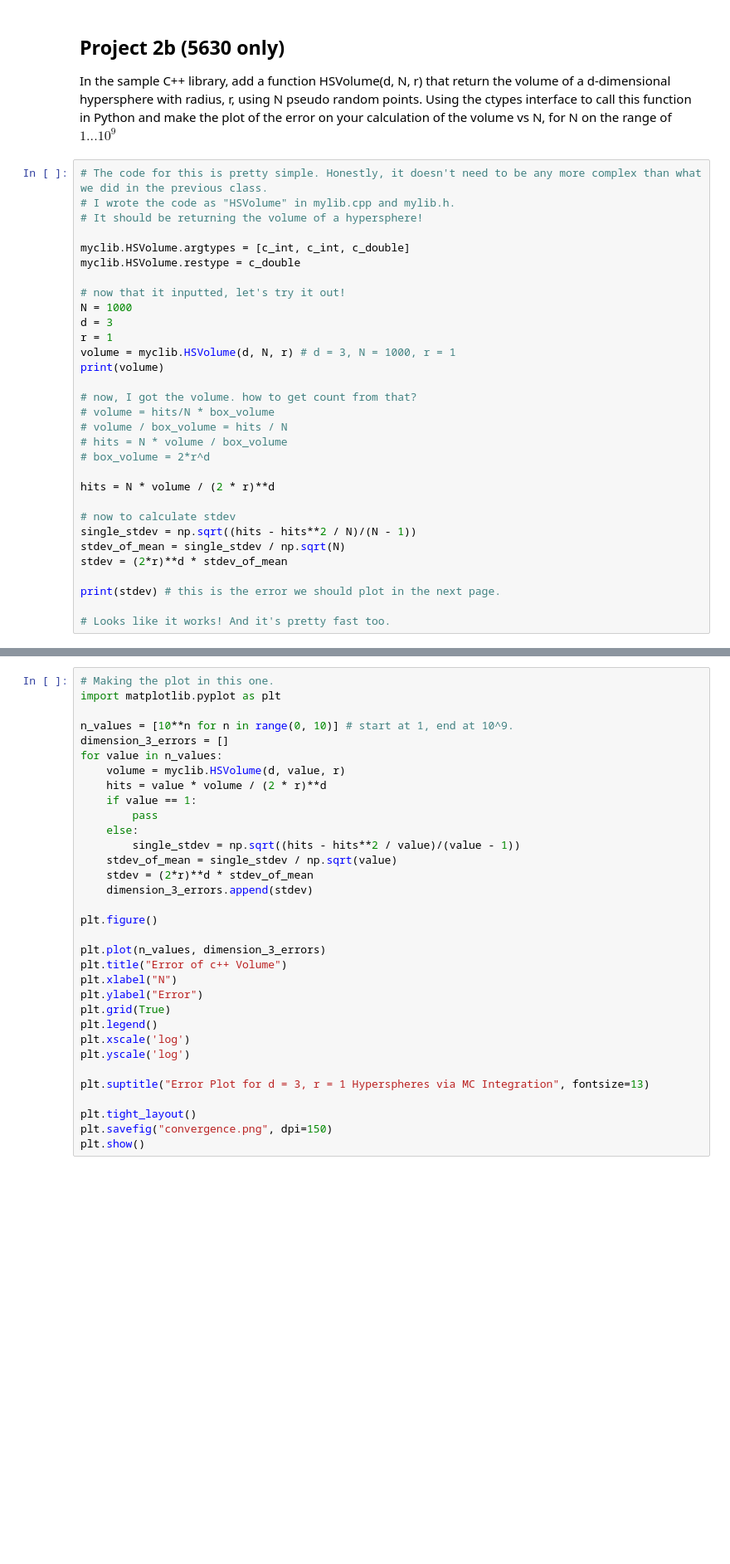
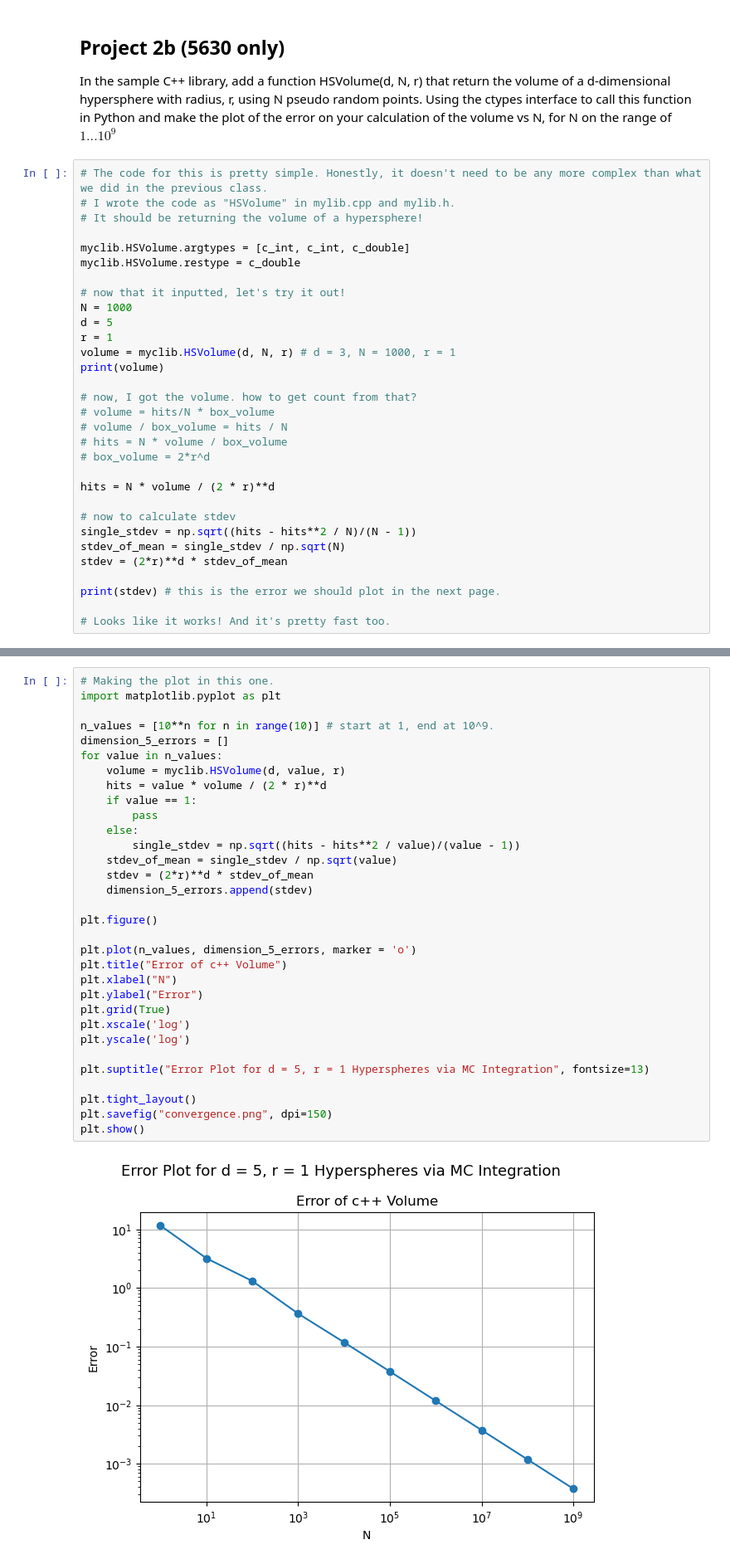
Before and after one commit to taylorjcolaizzi/C-to-Python-taylorjcolaizzi, a Jupyter notebook: C-to-Python.ipynb, the cells around one changed output, grey strips where cells are left out. Shown at 83% size. Drawn from its saved outputs; the diff is of its cells as text; blank space fills up the shorter version.

```diff
--- a/C-to-Python.ipynb
+++ b/C-to-Python.ipynb
@@ -189,7 +189,7 @@ myclib.HSVolume.restype = c_double
 
 # now that it inputted, let's try it out!
 N = 1000
-d = 3
+d = 5
 r = 1
 volume = myclib.HSVolume(d, N, r) # d = 3, N = 1000, r = 1
 print(volume)
@@ -216,33 +216,34 @@ print(stdev) # this is the error we should plot in the next page.
 # %%
 # Making the plot in this one.
 import matplotlib.pyplot as plt
 
-n_values = [10**n for n in range(0, 10)] # start at 1, end at 10^9.
-dimension_3_errors = []
+n_values = [10**n for n in range(10)] # start at 1, end at 10^9.
+dimension_5_errors = []
 for value in n_values:
     volume = myclib.HSVolume(d, value, r)
     hits = value * volume / (2 * r)**d
     if value == 1:
         pass
     else:
         single_stdev = np.sqrt((hits - hits**2 / value)/(value - 1))
     stdev_of_mean = single_stdev / np.sqrt(value)
     stdev = (2*r)**d * stdev_of_mean
-    dimension_3_errors.append(stdev)
+    dimension_5_errors.append(stdev)
 
 plt.figure()
 
-plt.plot(n_values, dimension_3_errors)
+plt.plot(n_values, dimension_5_errors, marker = 'o')
 plt.title("Error of c++ Volume")
 plt.xlabel("N")
 plt.ylabel("Error")
 plt.grid(True)
-plt.legend()
 plt.xscale('log')
 plt.yscale('log')
 
-plt.suptitle("Error Plot for d = 3, r = 1 Hyperspheres via MC Integration", fontsize=13)
+plt.suptitle("Error Plot for d = 5, r = 1 Hyperspheres via MC Integration", fontsize=13)
 
 plt.tight_layout()
 plt.savefig("convergence.png", dpi=150)
 plt.show()
+# %% [output]
+[figure, added]
```
Also changed, not shown: parts of 6 cells of this notebook, 2 other files.
